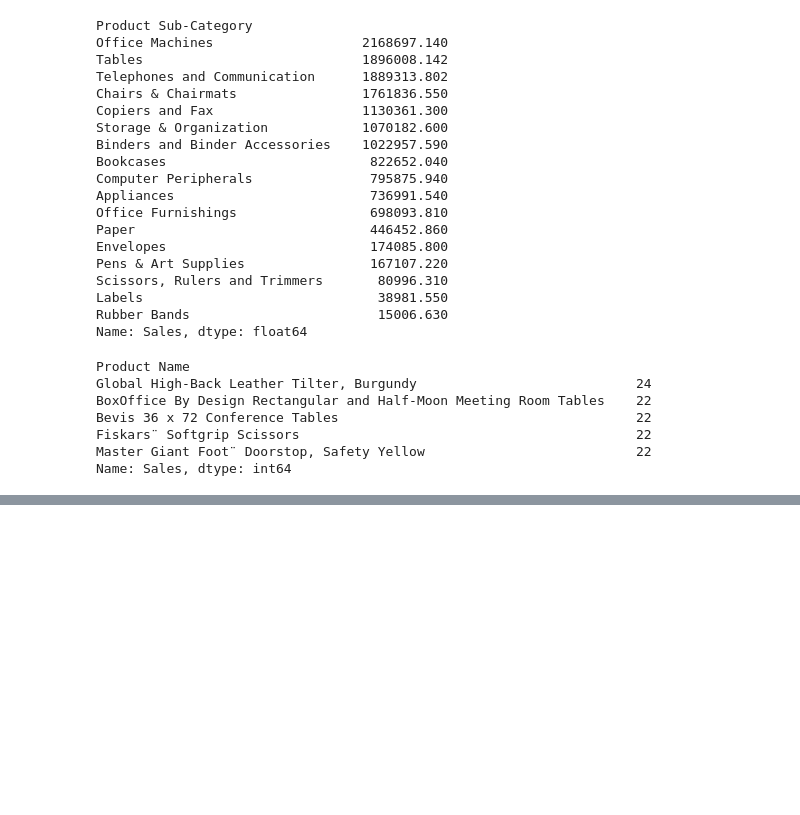
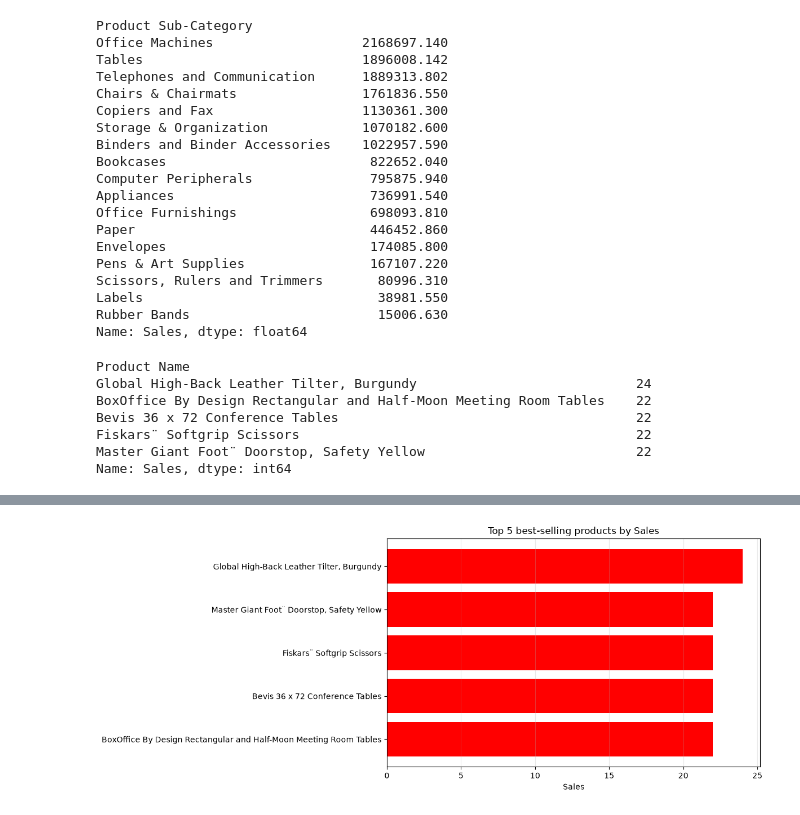
Before and after one commit to viswanathreddy-arch/Python-Projects, a Jupyter notebook: project-1/data.ipynb, the cells around one changed output, grey strips where cells are left out. Cells and saved outputs as stored; diff of their text form; code cells hidden in the pictures; blank space fills up the shorter version.

```diff
--- a/project-1/data.ipynb
+++ b/project-1/data.ipynb
@@ -186,0 +295,14 @@ Name: Sales, Length: 1418, dtype: int64
+# %%
+Top5_best_product = Top5_best_product.sort_values()
+
+plt.figure(figsize=(12, 5))
+
+plt.barh(Top5_best_product.index, Top5_best_product.values, color="red")
+plt.title("Top 5 best-selling products by Sales")
+plt.xlabel("Sales")
+
+plt.grid(axis='x', alpha=0.3)
+plt.tight_layout()
+plt.show()
+# %% [output]
+[figure, added]
```
Also changed, not shown: parts of 14 cells of this notebook.
